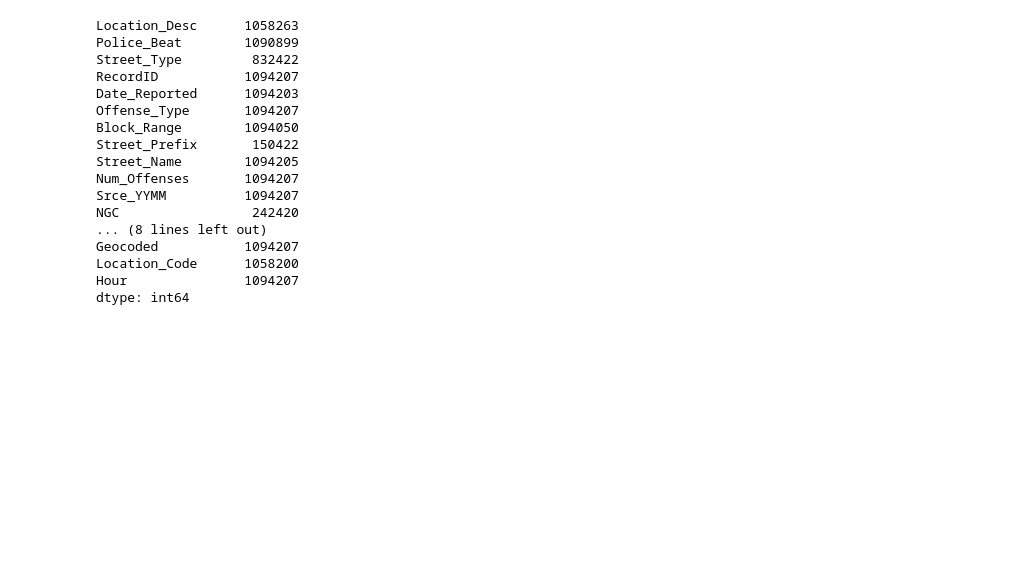
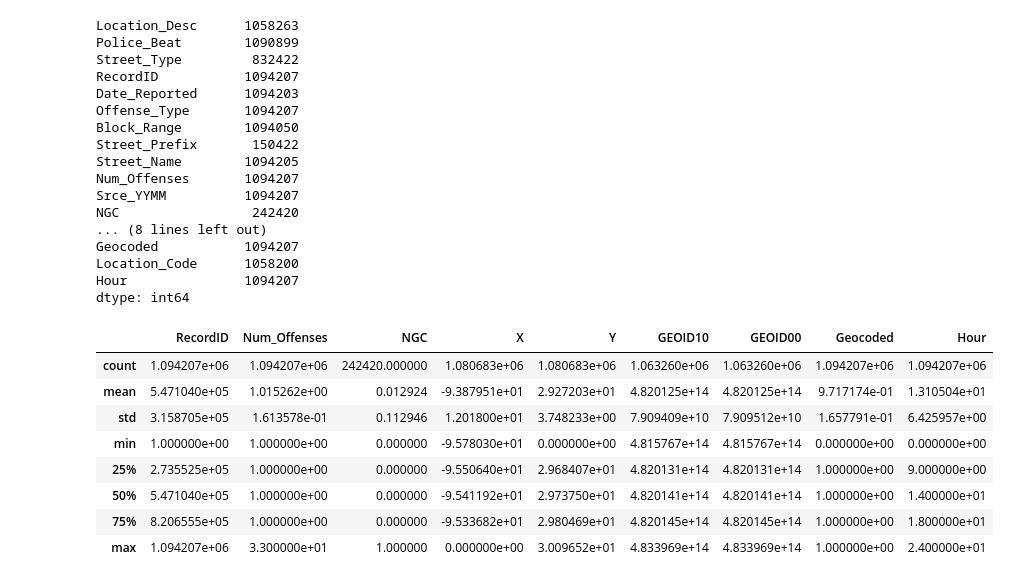
Before and after one commit to mmc20/deepcrime, a Jupyter notebook: Elliot_Fang/houston_crime.ipynb, the cells around one changed output. Cells and saved outputs as stored; diff of their text form; code cells hidden in the pictures; blank space fills up the shorter version.

```diff
--- a/Elliot_Fang/houston_crime.ipynb
+++ b/Elliot_Fang/houston_crime.ipynb
@@ -36,3 +36,15 @@ Geocoded           1094207
 Location_Code      1058200
 Hour               1094207
 dtype: int64
+# %%
+df.describe()
+# %% [output]
+|  | RecordID | Num_Offenses | NGC | X | Y | GEOID10 | GEOID00 | Geocoded | Hour |
+| count | 1.094207e+06 | 1.094207e+06 | 242420.000000 | 1.080683e+06 | 1.080683e+06 | 1.063260e+06 | 1.063260e+06 | 1.094207e+06 | 1.094207e+06 |
+| mean | 5.471040e+05 | 1.015262e+00 | 0.012924 | -9.387951e+01 | 2.927203e+01 | 4.820125e+14 | 4.820125e+14 | 9.717174e-01 | 1.310504e+01 |
+| std | 3.158705e+05 | 1.613578e-01 | 0.112946 | 1.201800e+01 | 3.748233e+00 | 7.909409e+10 | 7.909512e+10 | 1.657791e-01 | 6.425957e+00 |
+| min | 1.000000e+00 | 1.000000e+00 | 0.000000 | -9.578030e+01 | 0.000000e+00 | 4.815767e+14 | 4.815767e+14 | 0.000000e+00 | 0.000000e+00 |
+| 25% | 2.735525e+05 | 1.000000e+00 | 0.000000 | -9.550640e+01 | 2.968407e+01 | 4.820131e+14 | 4.820131e+14 | 1.000000e+00 | 9.000000e+00 |
+| 50% | 5.471040e+05 | 1.000000e+00 | 0.000000 | -9.541192e+01 | 2.973750e+01 | 4.820141e+14 | 4.820141e+14 | 1.000000e+00 | 1.400000e+01 |
+| 75% | 8.206555e+05 | 1.000000e+00 | 0.000000 | -9.533682e+01 | 2.980469e+01 | 4.820145e+14 | 4.820145e+14 | 1.000000e+00 | 1.800000e+01 |
+| max | 1.094207e+06 | 3.300000e+01 | 1.000000 | 0.000000e+00 | 3.009652e+01 | 4.833969e+14 | 4.833969e+14 | 1.000000e+00 | 2.400000e+01 |
```
Also changed, not shown: parts of 11 cells of this notebook, 1 other file.
